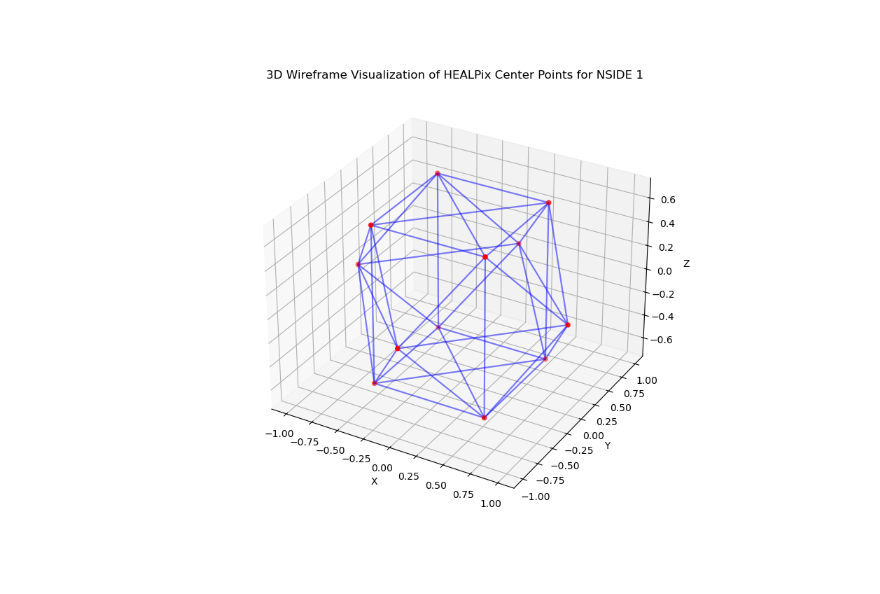
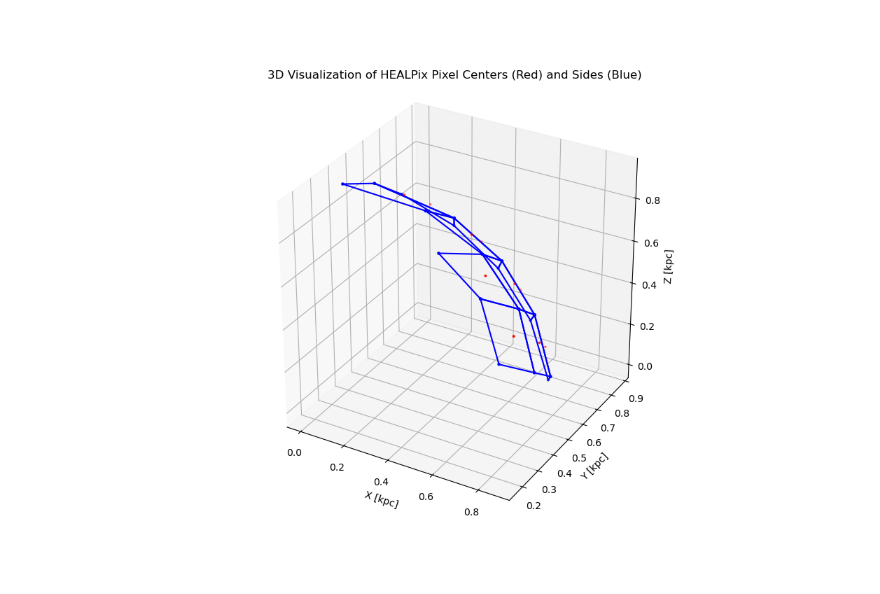
Before and after one commit to ioanazelko/isrf, a Jupyter notebook: isrf/plotting.ipynb, the cells around one changed output. Drawn from its saved outputs; the diff is of its cells as text; code cells hidden in the pictures.

```diff
--- a/isrf/plotting.ipynb
+++ b/isrf/plotting.ipynb
@@ -133,44 +39,26 @@ plt.show()
-# %%
-
-# Set the HEALPix resolution
-nside = 1  # Lower nside for clarity in visual connections
-npix = hp.nside2npix(nside)
-
-# Get the coordinates of the HEALPix pixels
-l, b = hp.pix2ang(nside, np.arange(npix), lonlat=True)
-
-# Convert Galactic coordinates to Cartesian coordinates for 3D plotting
-x, y, z = utils.galactic_to_cartesian( l,b, 1)
-
-
-# Prepare a 3D plot
-fig = plt.figure(figsize=(10, 8))
-ax = fig.add_subplot(111, projection='3d')
-
-# Plot each pixel's neighbors
-for pix in range(npix):
-
-    neighbors = hp.get_all_neighbours(nside, pix)
-    x_cent, y_cent, z_cent = x[pix], y[pix], z[pix]
-
-    for neigh in neighbors:
-        if neigh < 0:  # Skip non-existing neighbors (might happen at the borders)
-            continue
-        # Connect current point to its neighbor
-        ax.plot([x_cent, x[neigh]], [y_cent, y[neigh]], [z_cent, z[neigh]], 'blue', alpha= 0.3)  # Color blue
-
-# Scatter plot for point visualization (optional, for clarity)
-ax.scatter(x, y, z, color='red', s=20)  # Color red, larger point size for visibility
-
-# Set the aspect of the plot to be equal
-# ax.set_box_aspect([1,1,1])
-# Enhance the plot
-ax.set_xlabel('X')
-ax.set_ylabel('Y')
-ax.set_zlabel('Z')
-ax.set_title('3D Wireframe Visualization of HEALPix Center Points for NSIDE '+str(nside))
-ax.grid(True)
-
-plt.show()
-# %% [output]
-[figure, removed]
+# %%
+
+# Set the HEALPix resolution
+nside = 4  # A manageable nside value for clear visualization
+nest = True  # Use NESTED pixel ordering
+# Prepare a 3D plot
+fig = plt.figure(figsize=(10, 8))
+ax = fig.add_subplot(111, projection='3d')
+
+pixel_index_array = np.arange(hp.nside2npix(nside))[0:10]
+
+#add_fullsky_healpix_centers(ax, nside)
+plot_utils.add_healpixels(ax, pixel_index_array, nside, nest=nest)
+
+# # Set the aspect of the plot to be equal
+ax.set_box_aspect([1,1,1])
+
+# Add labels
+plot_utils.add_xyx_labels(ax)
+# Add a title
+ax.set_title('3D Visualization of HEALPix Pixel Centers (Red) and Sides (Blue)')
+ax.grid(True)
+
+plt.show()
+# %% [output]
+[figure, added]
```
Also changed, not shown: parts of 4 cells of this notebook, 1 other file.
